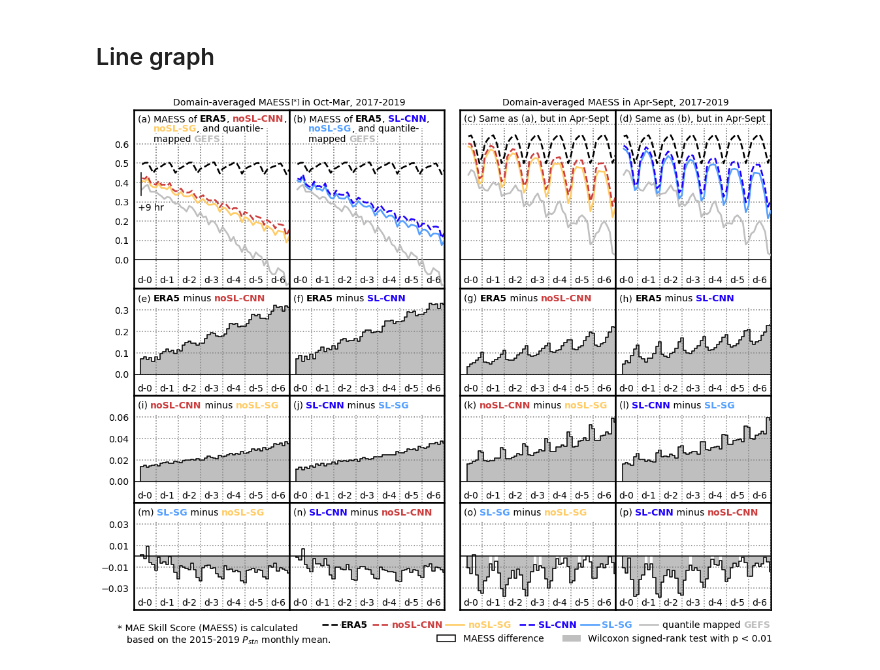
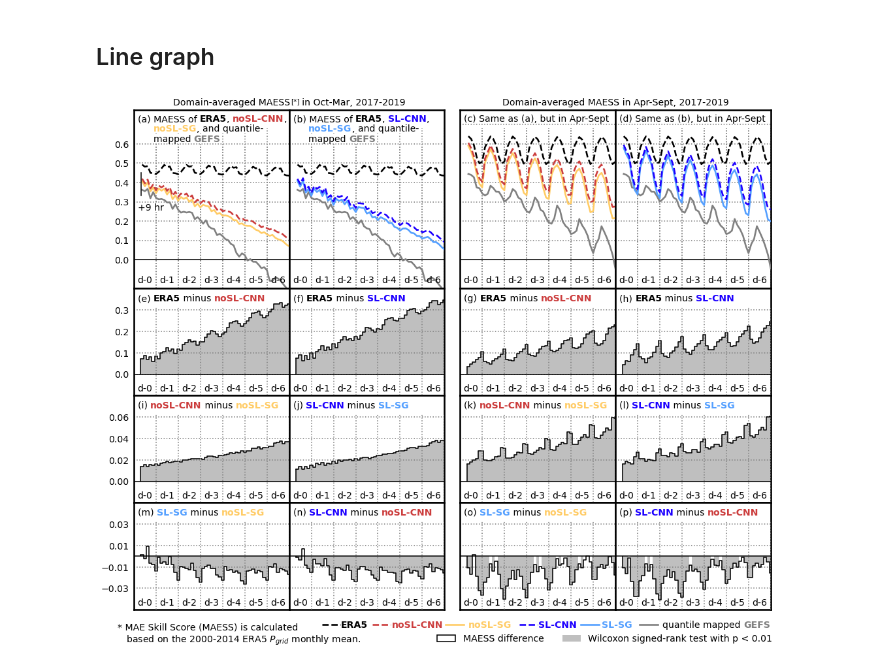
Before and after one commit to yingkaisha/rainbow, a Jupyter notebook: notebooks/PLOT_MAE_BCH.ipynb, the cells around one changed output. Cells and saved outputs as stored; diff of their text form; code cells hidden in the pictures.

Commit message:
updating verification plots.

```diff
--- a/notebooks/PLOT_MAE_BCH.ipynb
+++ b/notebooks/PLOT_MAE_BCH.ipynb
@@ -270,7 +270,7 @@ MAE_wilcox = np.load(save_dir+'MAE_BCH_wilcox.npy', allow_pickle=True)[()]
 # %%
 cmap_pct, A = gu.precip_cmap()
 # %%
-gray = [0.75, 0.75, 0.75]
+gray = [0.5, 0.5, 0.5]
 
 KW = {}
 KW['gfs'] = {'linestyle': '-', 'color': gray, 'linewidth':2.5}
@@ -280,7 +280,7 @@ KW['bcnn'] = {'linestyle': '--', 'color': red, 'linewidth':2.5}
 KW['sl'] = {'linestyle': '-', 'color': cyan, 'linewidth':2.5}
 KW['scnn'] = {'linestyle': '--', 'color': blue, 'linewidth':2.5}
 
-kw_bar = {'bottom':0.0, 'width': 3.0, 'color': gray, 'edgecolor': 'k', 'linestyle': '-', 'linewidth': 0}
+kw_bar = {'bottom':0.0, 'width': 3.0, 'color': '0.75', 'edgecolor': 'k', 'linestyle': '-', 'linewidth': 0}
 kw_step = {'color': 'k', 'linestyle': '-', 'linewidth': 1.5, 'where':'mid'}
 # %%
 fontsize = 13.5
@@ -519,9 +519,9 @@ handles.append(ax11.text(0.025, 0.48, '+9 hr', ha='left', va='top', fontsize=fon
 for handle in handles:
     handle.set_bbox(dict(facecolor='w', pad=0, edgecolor='none', zorder=6))
 
-ax_w = fig.add_axes([-0.025, -0.083/1.2, 0.275, 0.05/1.2])
+ax_w = fig.add_axes([-0.025, -0.0815/1.2, 0.275, 0.05/1.2])
 ax_w.set_axis_off()
-ax_w.text(0, 1, '* MAE Skill Score (MAESS) is calculated\n   based on the 2015-2019 $P_{stn}$ monthly mean.',
+ax_w.text(0, 1, '* MAE Skill Score (MAESS) is calculated\n   based on the 2000-2014 ERA5 $P_{grid}$ monthly mean.',
           ha='left', va='top', fontsize=fontsize, transform=ax_w.transAxes);
 
 label_ = ['  ',
@@ -551,32 +551,32 @@ ax_lg1.text(0.32+0.005, 1, 'ERA5', ha='left', va='top', fontsize=fontsize, fontw
 ax_lg1.text(0.32+0.085, 1, 'noSL-CNN', ha='left', va='top', fontsize=fontsize, fontweight='bold',
             color=KW['bcnn']['color'], transform=ax_lg1.transAxes)
 ax_lg1.text(0.32+0.205, 1, 'noSL-SG', ha='left', va='top', fontsize=fontsize, fontweight='bold',
             color=KW['base']['color'], transform=ax_lg1.transAxes)
 
 ax_lg1.text(0.32+0.315, 1, 'SL-CNN', ha='left', va='top', fontsize=fontsize, fontweight='bold',
             color=KW['scnn']['color'], transform=ax_lg1.transAxes)
 ax_lg1.text(0.32+0.415, 1, 'SL-SG', ha='left', va='top', fontsize=fontsize, fontweight='bold',
             color=KW['sl']['color'], transform=ax_lg1.transAxes)
 
 gu.string_partial_format(fig, ax_lg1, 0.32+0.51, 1, 'left', 'top', ['quantile mapped ', 'GEFS'],
                          ['k', gray, 'k'], [fontsize,]*3,  ['normal', 'bold', 'normal']);
 
 handle_legneds = []
 handle_legneds.append(patches.Patch(facecolor='none', edgecolor='k', linewidth=1.5,
                                     label='MAESS difference'))
-handle_legneds.append(patches.Patch(facecolor=gray, edgecolor='none',
+handle_legneds.append(patches.Patch(facecolor=kw_bar['color'], edgecolor='none',
                                     label='Wilcoxon signed-rank test with p < 0.01'))
 
 ax_lg2 = fig.add_axes([1.9/4.1, -0.085/1.2, 2.2/4.1, 0.03/1.2])
 ax_lg2.set_axis_off()
 LG2 = ax_lg2.legend(handles=handle_legneds, bbox_to_anchor=(0.0, 0.5), ncol=2, loc=6,
                     prop={'size':fontsize}, fancybox=False);
 LG2.get_frame().set_facecolor('none')
 LG2.get_frame().set_linewidth(0)
 LG2.get_frame().set_alpha(1.0)
 
 if need_publish:
     # Save figure
     fig.savefig(fig_dir+'AnEn_BCH_MAE.png', format='png', **fig_keys)
 # %% [output]
-[figure, old version]
+[figure, new version]
```
Also changed, not shown: 2 other files.
